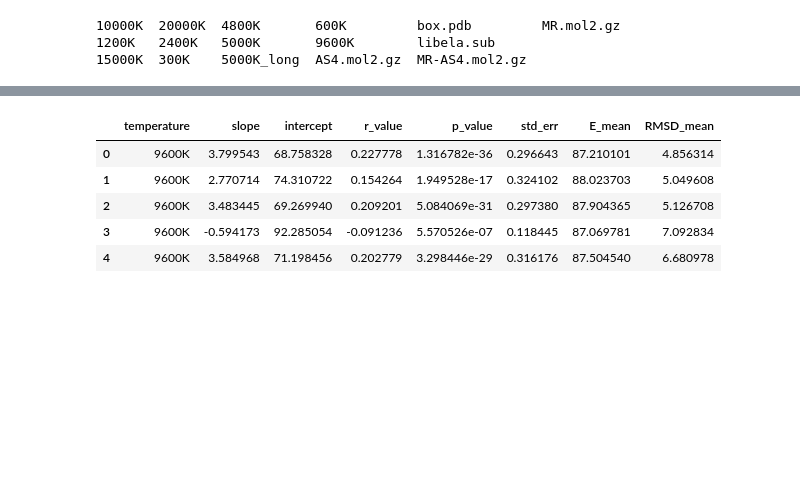
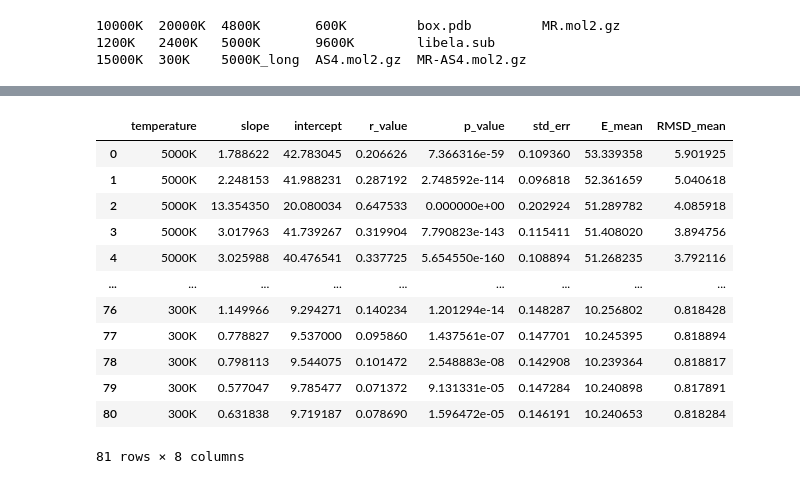
Before and after one commit to saguileran/MD-SCPI, a Jupyter notebook: NoteBooks/Plots_MC.ipynb, the cells around one changed output, grey strips where cells are left out. Drawn from its saved outputs; the diff is of its cells as text; code cells hidden in the pictures; blank space fills up the shorter version.

```diff
--- a/NoteBooks/Plots_MC.ipynb
+++ b/NoteBooks/Plots_MC.ipynb
@@ -376,10 +250,17 @@ data.head()
 # %%
-parameters.head()
+parameters
 # %% [output]
 |  | temperature | slope | intercept | r_value | p_value | std_err | E_mean | RMSD_mean |
-| 0 | 9600K | 3.799543 | 68.758328 | 0.227778 | 1.316782e-36 | 0.296643 | 87.210101 | 4.856314 |
-| 1 | 9600K | 2.770714 | 74.310722 | 0.154264 | 1.949528e-17 | 0.324102 | 88.023703 | 5.049608 |
-| 2 | 9600K | 3.483445 | 69.269940 | 0.209201 | 5.084069e-31 | 0.297380 | 87.904365 | 5.126708 |
-| 3 | 9600K | -0.594173 | 92.285054 | -0.091236 | 5.570526e-07 | 0.118445 | 87.069781 | 7.092834 |
-| 4 | 9600K | 3.584968 | 71.198456 | 0.202779 | 3.298446e-29 | 0.316176 | 87.504540 | 6.680978 |
+| 0 | 5000K | 1.788622 | 42.783045 | 0.206626 | 7.366316e-59 | 0.109360 | 53.339358 | 5.901925 |
+| 1 | 5000K | 2.248153 | 41.988231 | 0.287192 | 2.748592e-114 | 0.096818 | 52.361659 | 5.040618 |
+| 2 | 5000K | 13.354350 | 20.080034 | 0.647533 | 0.000000e+00 | 0.202924 | 51.289782 | 4.085918 |
+| 3 | 5000K | 3.017963 | 41.739267 | 0.319904 | 7.790823e-143 | 0.115411 | 51.408020 | 3.894756 |
+| 4 | 5000K | 3.025988 | 40.476541 | 0.337725 | 5.654550e-160 | 0.108894 | 51.268235 | 3.792116 |
+| ... | ... | ... | ... | ... | ... | ... | ... | ... |
+| 76 | 300K | 1.149966 | 9.294271 | 0.140234 | 1.201294e-14 | 0.148287 | 10.256802 | 0.818428 |
+| 77 | 300K | 0.778827 | 9.537000 | 0.095860 | 1.437561e-07 | 0.147701 | 10.245395 | 0.818894 |
+| 78 | 300K | 0.798113 | 9.544075 | 0.101472 | 2.548883e-08 | 0.142908 | 10.239364 | 0.818817 |
+| 79 | 300K | 0.577047 | 9.785477 | 0.071372 | 9.131331e-05 | 0.147284 | 10.240898 | 0.817891 |
+| 80 | 300K | 0.631838 | 9.719187 | 0.078690 | 1.596472e-05 | 0.146191 | 10.240653 | 0.818284 |
+81 rows × 8 columns
 # %%
```
Also changed, not shown: parts of 20 cells of this notebook.
